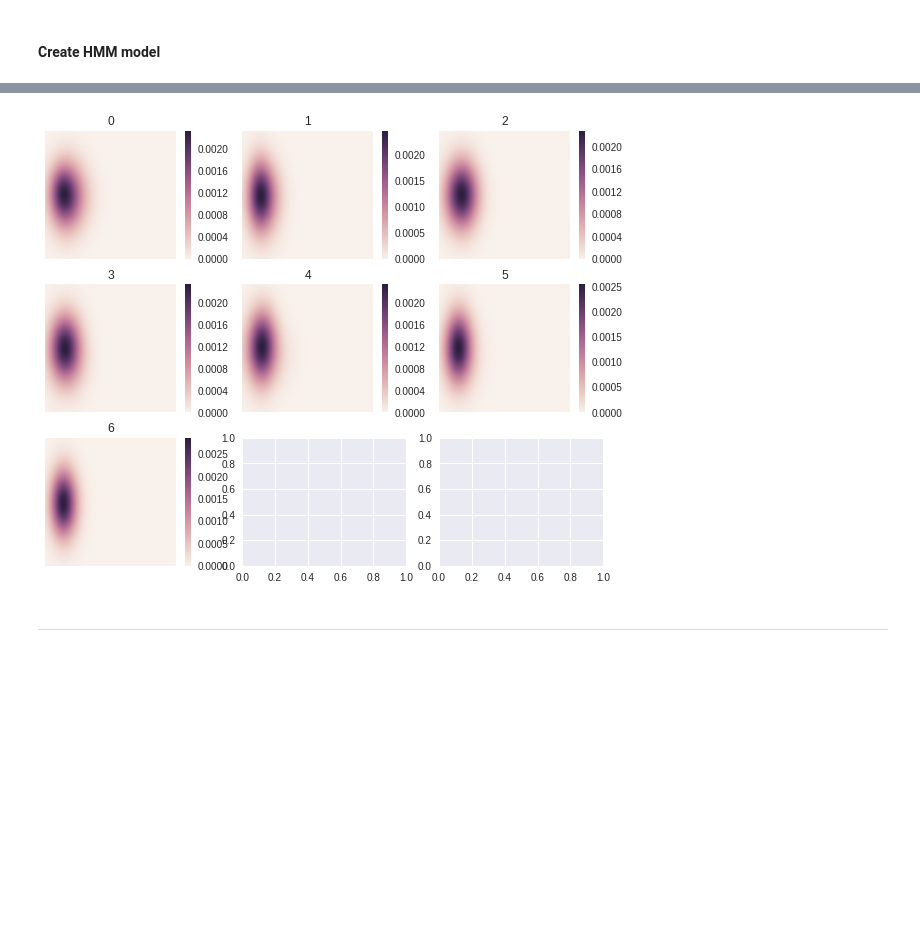
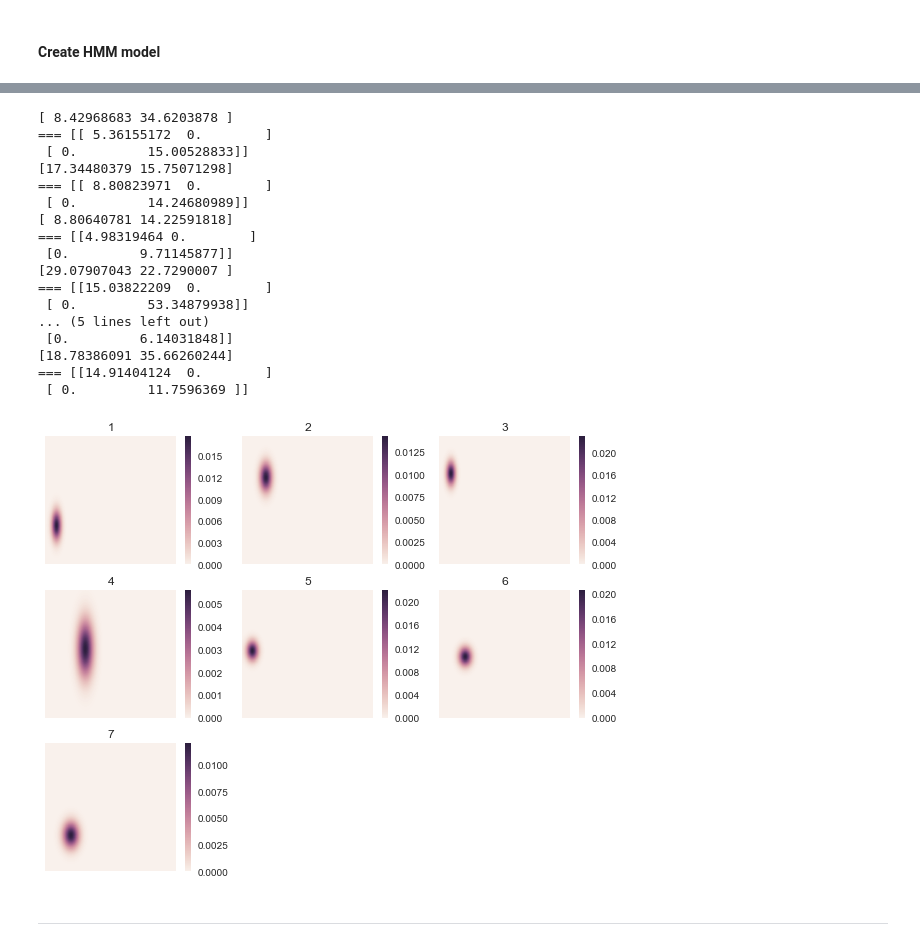
Before and after one commit to samshipengs/Coordinated-Multi-Agent-Imitation-Learning, a Jupyter notebook: code/RoleAlignment.ipynb, the cells around one changed output, grey strips where cells are left out. Saved outputs shown, nothing was run; the diff lists cells and outputs as text; code cells hidden in the pictures; blank space fills up the shorter version.

Commit message:
Try HMM with GaussianHMM(single Gaussian, multiple runs into valueError), the result is not very good.

```diff
--- a/code/RoleAlignment.ipynb
+++ b/code/RoleAlignment.ipynb
@@ -137,8 +98,10 @@ sum(seq_lens)
 #### Create HMM model
 # %%
 # Viterbi is set by default as the 'algorithm' optional parameter.
-model = hmm.GMMHMM(n_components=7, n_mix=5, verbose=True, n_iter=100)
-# model.gmms_[0].n_features = 2
-# model.n_features = 2
-model.fit(final, lengths=seq_lens)
+n_comp = 7
+n_mix = 1
+# model = hmm.GMMHMM(n_components=n_comp, n_mix=n_mix, verbose=True, n_iter=30)
+model = hmm.GaussianHMM(n_components=n_comp, verbose=True, n_iter=30)
+
+model.fit(all_moments_, lengths=event_lengths_repeat)
 # %% [output]
@@ -194,47 +176,85 @@ def gaussian_superposition(means_arr, vars_arr, mix_p):
     def single_gaussian_(mu, var):
         #Parameters to set
         mu_x, mu_y = mu[0], mu[1]
-        var_x, var_y = var[0], var[1]
-        rv = multivariate_normal([mu_x, mu_y], [[var_x, 0], [0, var_y]])
-
+        if mix_p != None:
+            var_x, var_y = var[0], var[1]
+            rv = multivariate_normal([mu_x, mu_y], [[var_x, 0], [0, var_y]])
+        else:
+            rv = multivariate_normal([mu_x, mu_y], var)
         return rv.pdf(pos)
     n_mix = means_arr.shape[0]
-    sp = np.sum([single_gaussian_(means_arr[i], vars_arr[i])*mix_p[i] for i in range(n_mix)],axis=0)
+    if mix_p != None:
+        sp = np.sum([single_gaussian_(means_arr[i], vars_arr[i])*mix_p[i] for i in range(n_mix)],axis=0)
+    else:
+        sp = single_gaussian_(means_arr, vars_arr)
     return X, Y, sp, nx, ny
 
 def plot_3d_gaussian(X,Y,Z):
     %matplotlib notebook
     %matplotlib notebook
     #Make a 3D plot
     fig = plt.figure()
     ax = fig.gca(projection='3d')
     ax.plot_surface(X, Y, Z,cmap='viridis',linewidth=0)
     ax.set_xlabel('X axis')
     ax.set_ylabel('Y axis')
     ax.set_zlabel('Z axis')
     plt.show()
 
 
+# # plot all the 3ds
+# gmms = model.gmms_
+# nrows, ncols = 3,3
+# # fig, ax = plt.subplots(nrows=nrows, ncols=ncols, figsize=(10,8))
+# # figsize=(10,8)
+# plt.figure(figsize=(10,8))
+# n_state = 0
+# for i in range(nrows):
+#     for j in range(ncols):
+#         if n_state >= n_comp:
+#             break
+#         ax = plt.subplot(nrows, ncols, n_state+1)
+#         X, Y, Z, nx, ny = gaussian_superposition(gmms[n_state].means_, gmms[n_state].covars_, gmms[n_state].weights_)
+#         df = pd.DataFrame(Z, index=range(ny), columns=range(nx))
+#         sns.heatmap(df, ax=ax, xticklabels=False, yticklabels=False).set_title(str(n_state+1))
+#         n_state += 1
 
-# X, Y, Z, nx, ny = gaussian_superposition(gmms[0].means_, gmms[0].covars_, gmms[0].weights_)
-# df = pd.DataFrame(Z, index=range(ny), columns=range(nx))
-# sns.heatmap(df, xticklabels=False, yticklabels=False)#.set_title(str(n_state))
 
 # plot all the 3ds
-gmms = model.gmms_
+gmms = model
 nrows, ncols = 3,3
-fig, ax = plt.subplots(nrows=nrows, ncols=ncols, figsize=(10,8))
+# fig, ax = plt.subplots(nrows=nrows, ncols=ncols, figsize=(10,8))
+# figsize=(10,8)
+plt.figure(figsize=(10,8))
 n_state = 0
 for i in range(nrows):
     for j in range(ncols):
-        if n_state > 6:
+        if n_state >= n_comp:
             break
-        X, Y, Z, nx, ny = gaussian_superposition(gmms[n_state].means_, gmms[n_state].covars_, gmms[n_state].weights_)
+        ax = plt.subplot(nrows, ncols, n_state+1)
+        X, Y, Z, nx, ny = gaussian_superposition(gmms.means_[n_state], gmms.covars_[n_state], mix_p=None)# gmms.weights_[n_state])
         df = pd.DataFrame(Z, index=range(ny), columns=range(nx))
-        sns.heatmap(df, ax=ax[i, j], xticklabels=False, yticklabels=False).set_title(str(n_state))
+        sns.heatmap(df, ax=ax, xticklabels=False, yticklabels=False).set_title(str(n_state+1))
         n_state += 1
 # %% [output]
+[ 8.42968683 34.6203878 ]
+=== [[ 5.36155172  0.        ]
+ [ 0.         15.00528833]]
+[17.34480379 15.75071298]
+=== [[ 8.80823971  0.        ]
+ [ 0.         14.24680989]]
+[ 8.80640781 14.22591818]
+=== [[4.98319464 0.        ]
+ [0.         9.71145877]]
+[29.07907043 22.7290007 ]
+=== [[15.03822209  0.        ]
+ [ 0.         53.34879938]]
+... (5 lines left out)
+ [0.         6.14031848]]
+[18.78386091 35.66260244]
+=== [[14.91404124  0.        ]
+ [ 0.         11.7596369 ]]
-[figure, old version]
+[figure, new version]
 # %% [markdown]
 ---
 # %% [markdown]
```
Also changed, not shown: parts of 31 cells of this notebook, 1 other file.
